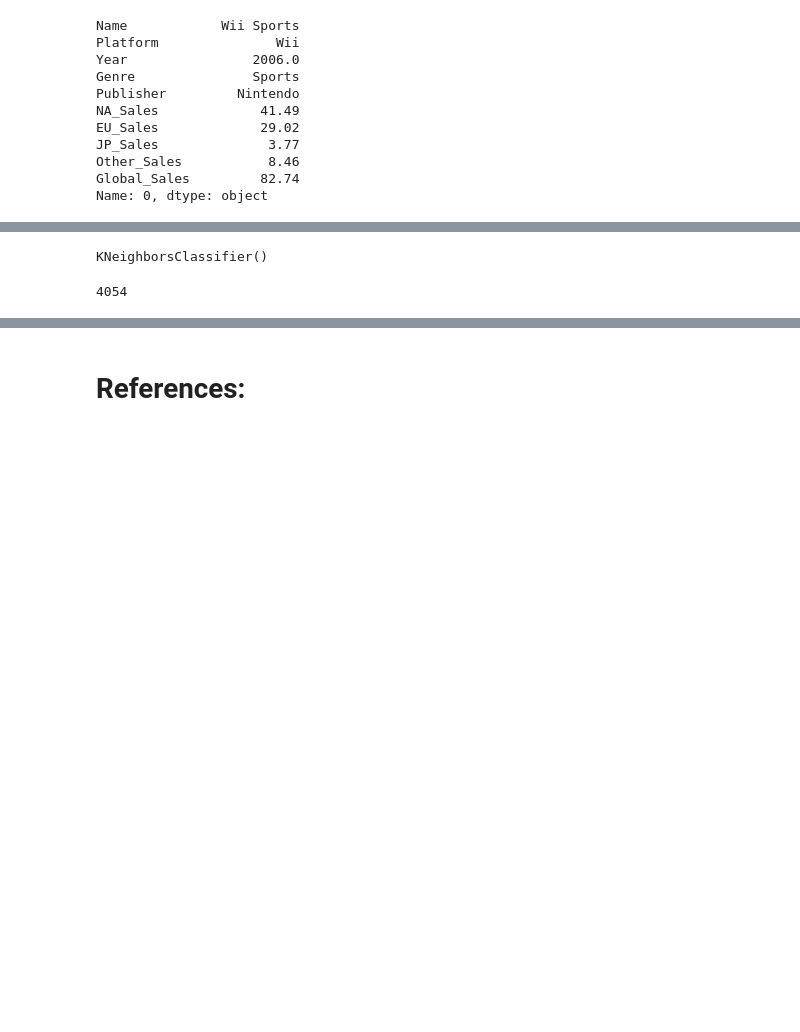
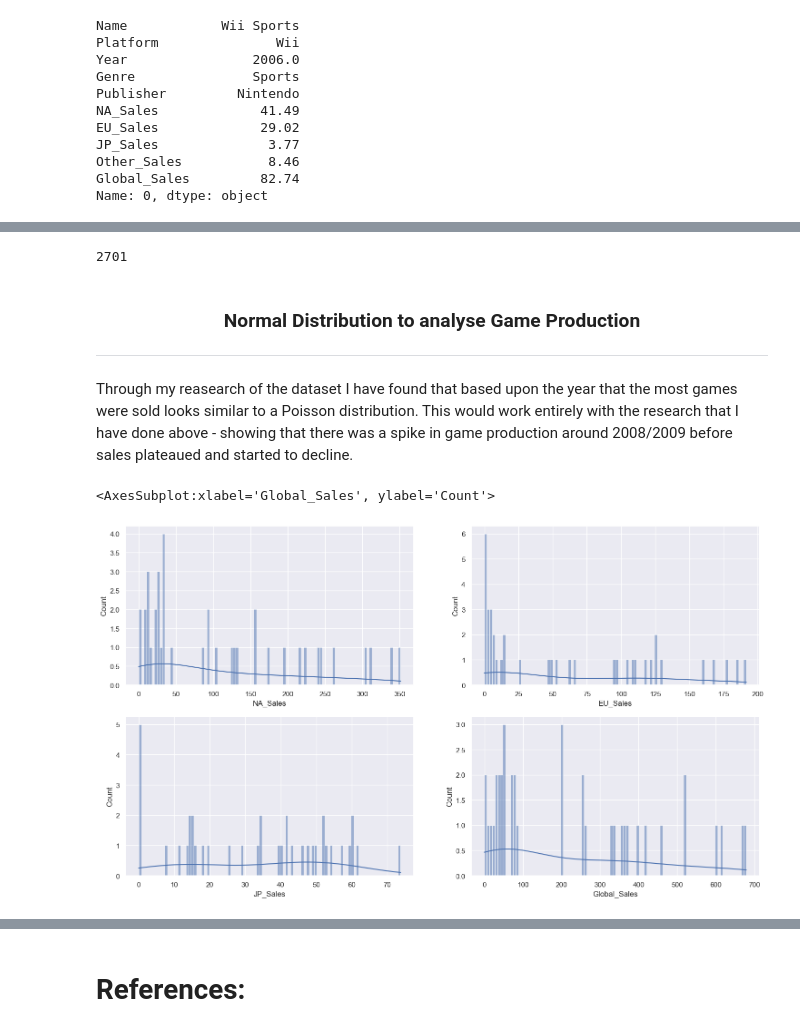
Before and after one commit to SeanE15/Programming-for-Data-Analysis, a Jupyter notebook: Assignment 1/PfDA Project 1.ipynb, the cells around one changed output, grey strips where cells are left out. Cells and saved outputs as stored; diff of their text form; code cells hidden in the pictures; blank space fills up the shorter version.

```diff
--- a/Assignment 1/PfDA Project 1.ipynb
+++ b/Assignment 1/PfDA Project 1.ipynb
@@ -359,11 +395,21 @@ inputs_test;
 # %%
 knn = nei.KNeighborsClassifier(n_neighbors=5)
+knn.fit(inputs_test, outputs_test)
+(knn.predict(inputs_test)==outputs_test).sum()
+# %% [output]
+2701
-# %%
-knn.fit(inputs_test, outputs_test)
-# %% [output]
-KNeighborsClassifier()
-# %%
-#test to see how accurate the prediction is.
-(knn.predict(inputs_test)==outputs_test).sum()
-# %% [output]
-4054
+# %% [markdown]
+<h3 align="center">Normal Distribution to analyse Game Production</h3>
+
+----
+# %% [markdown]
+Through my reasearch of the dataset I have found that based upon the year that the most games were sold looks similar to a Poisson distribution. This would work entirely with the research that I have done above - showing that there was a spike in game production around 2008/2009 before sales plateaued and started to decline.
+# %%
+fig, axes  = plt.subplots(2, 2, figsize=(18, 10))
+sns.histplot(ax=axes[0, 0],data= na_sales, x = "NA_Sales", bins = 100, kde= True)
+sns.histplot(ax=axes[0, 1],data= eu_sales, x = "EU_Sales", bins = 100, kde= True)
+sns.histplot(ax=axes[1, 0],data= jp_sales, x = "JP_Sales", bins = 100, kde = True)
+sns.histplot(ax=axes[1, 1],data= global_sales, x = "Global_Sales", bins = 100, kde = True)
+# %% [output]
+<AxesSubplot:xlabel='Global_Sales', ylabel='Count'>
+[figure, added]
```
Also changed, not shown: parts of 22 cells of this notebook.
